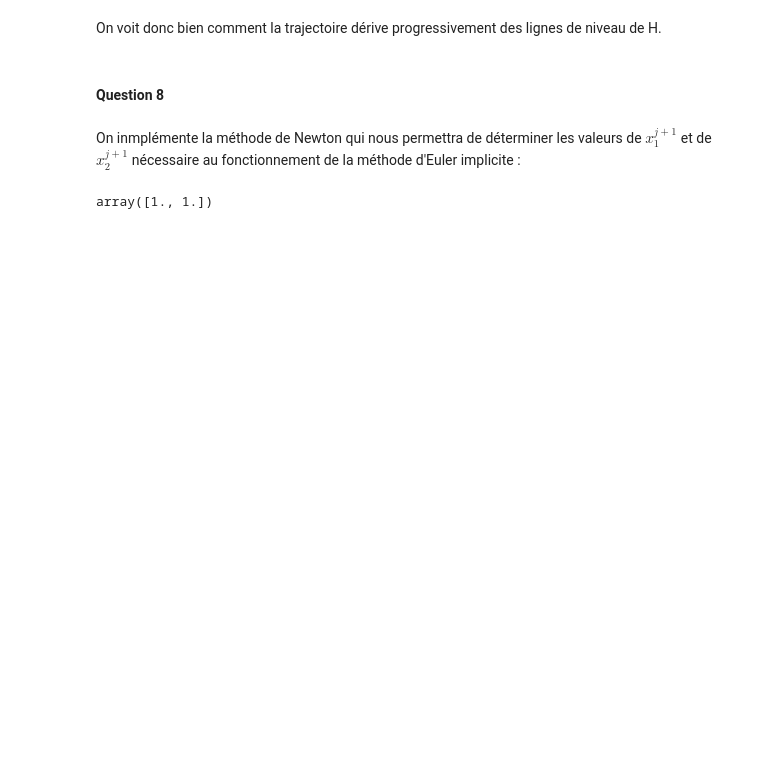
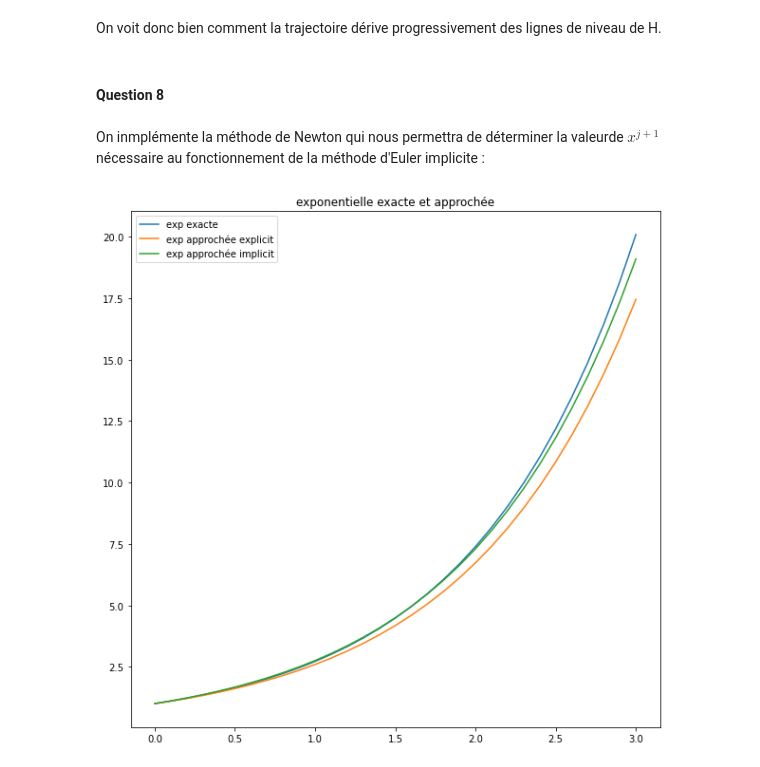
Before and after one commit to pierrechapel/projet_equa_diff, a Jupyter notebook: notebook.ipynb, the cells around one changed output. Cells and saved outputs as stored; diff of their text form; code cells hidden in the pictures; blank space fills up the shorter version.

```diff
--- a/notebook.ipynb
+++ b/notebook.ipynb
@@ -180,4 +182,4 @@ On voit donc bien comment la trajectoire dérive progressivement des lignes de n
 # %% [markdown]
 #### Question 8
 # %% [markdown]
-On inmplémente la méthode de Newton qui nous permettra de déterminer les valeurs de $x_1^{j+1}$  et de $x_2^{j+1}$ nécessaire au fonctionnement de la méthode d'Euler implicite :
+On inmplémente la méthode de Newton qui nous permettra de déterminer la valeurde $x^{j+1}$ nécessaire au fonctionnement de la méthode d'Euler implicite :
@@ -223,5 +209,12 @@ def solve_euler_implicit(f, x0, t0, tf, dt, itermax) :
-# %%
-init
-# %% [output]
-array([1., 1.])
+# %%
+plt.title(f'exponentielle exacte et approchée')
+A = euler_implicite(g, np.array([1]), 0, 3, 0.1)
+B = euler_explicite(g, np.array([1]), 0, 3, 0.1)
+plt.plot(expo(0.1, 0, 3)[0], expo(0.1, 0, 3)[1], label = 'exp exacte')
+plt.plot(B[0], B[1], label = 'exp approchée explicit')
+plt.plot(A[0], A[1], label = 'exp approchée implicit')
+plt.legend()
+plt.show()
+# %% [output]
+[figure, added]
 # %%
```
Also changed, not shown: parts of 14 cells of this notebook.
